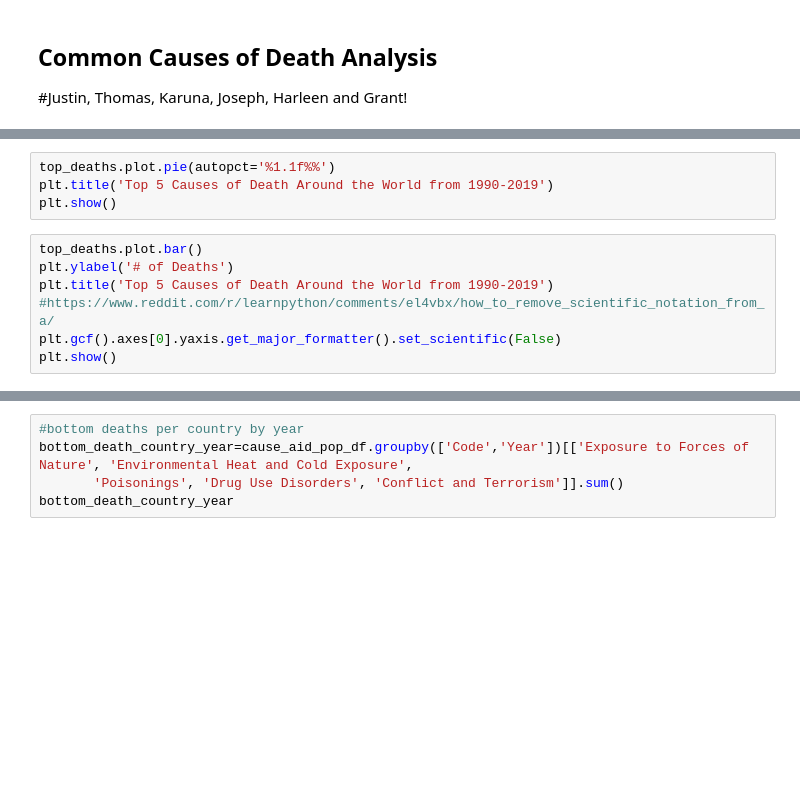
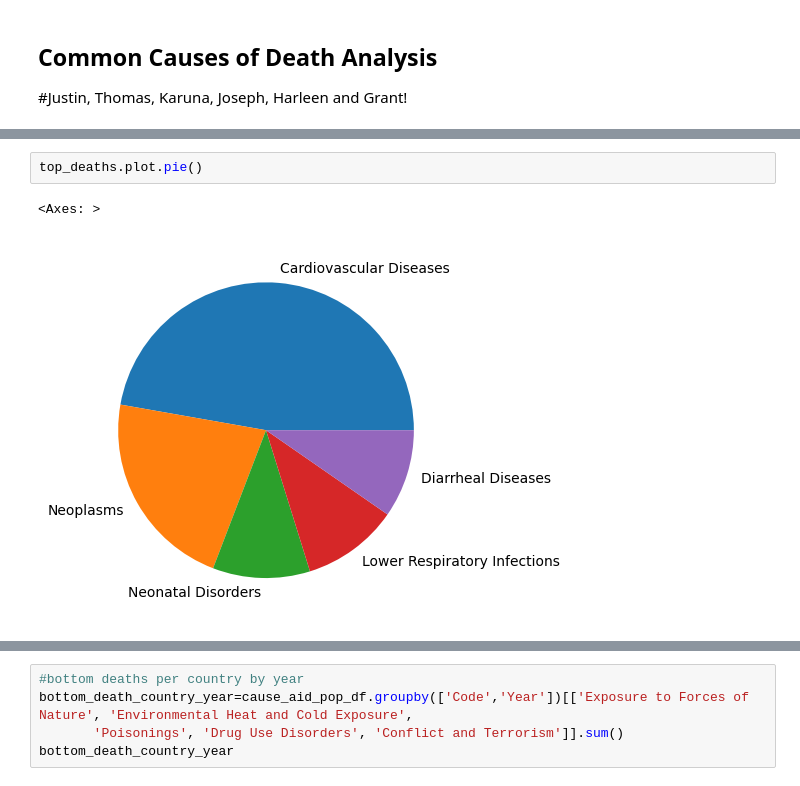
Before and after one commit to thomasjngo/Cause-of-Death-Analysis, a Jupyter notebook: Cause of Death Analysis/CommonCausesofDeath.ipynb, the cells around one changed output, grey strips where cells are left out. Cells and saved outputs as stored; diff of their text form; blank space fills up the shorter version.

```diff
--- a/Cause of Death Analysis/CommonCausesofDeath.ipynb
+++ b/Cause of Death Analysis/CommonCausesofDeath.ipynb
@@ -80,11 +115,5 @@ top_deaths.index
-# %%
-top_deaths.plot.pie(autopct='%1.1f%%')
-plt.title('Top 5 Causes of Death Around the World from 1990-2019')
-plt.show()
-# %%
-top_deaths.plot.bar()
-plt.ylabel('# of Deaths')
-plt.title('Top 5 Causes of Death Around the World from 1990-2019')
-#https://www.reddit.com/r/learnpython/comments/el4vbx/how_to_remove_scientific_notation_from_a/
-plt.gcf().axes[0].yaxis.get_major_formatter().set_scientific(False)
-plt.show()
+# %%
+top_deaths.plot.pie()
+# %% [output]
+<Axes: >
+[figure, added]
```
Also changed, not shown: parts of 50 cells of this notebook.
